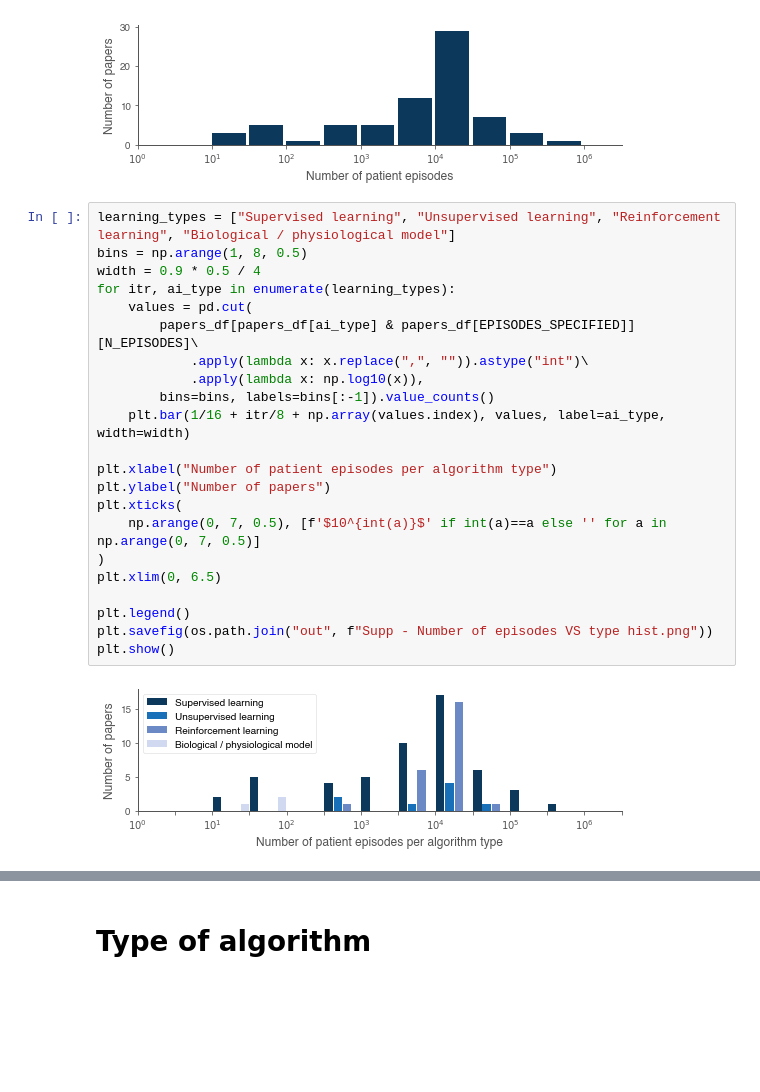
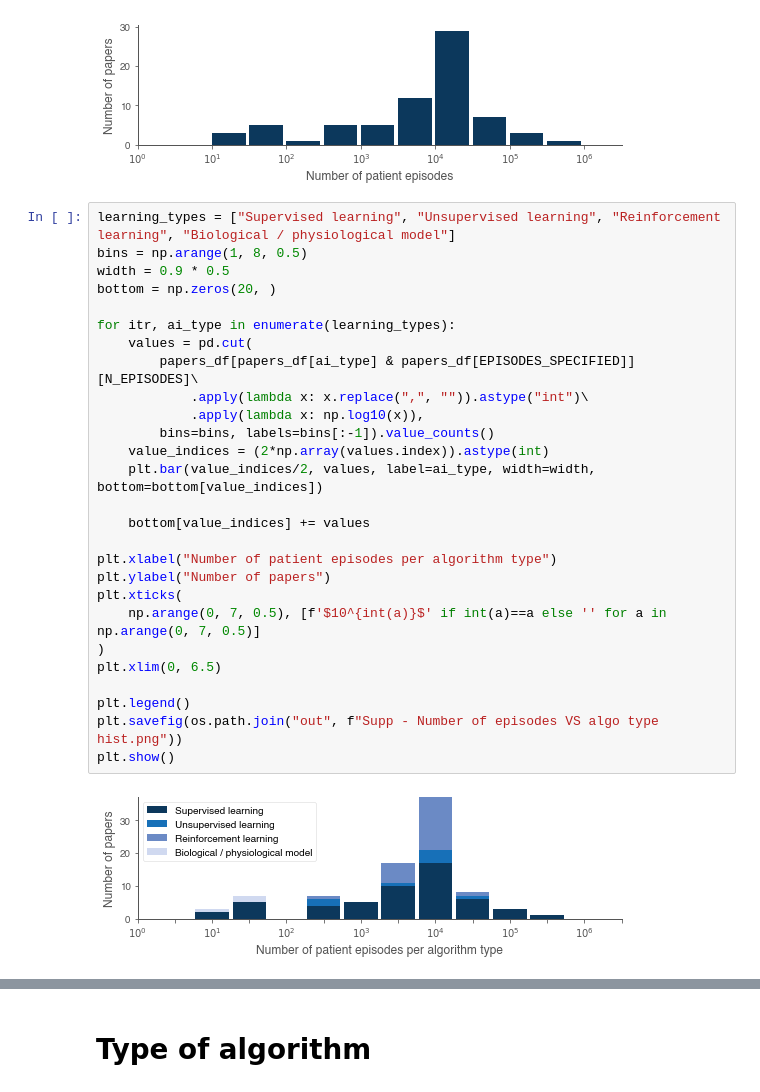
Before and after one commit to Paul-543NA/Sepsis-ml-review, a Jupyter notebook: Supplementary plots.ipynb, the cells around one changed output, grey strips where cells are left out. Saved outputs shown, nothing was run; the diff lists cells and outputs as text; blank space fills up the shorter version.

Commit message:
Stacked cohort size per dataset bar chart

```diff
--- a/Supplementary plots.ipynb
+++ b/Supplementary plots.ipynb
@@ -396,27 +397,32 @@ Proportion of papers that specified a number of episodes: 97.26027397260275
 # %%
 learning_types = ["Supervised learning", "Unsupervised learning", "Reinforcement learning", "Biological / physiological model"]
 bins = np.arange(1, 8, 0.5)
-width = 0.9 * 0.5 / 4
+width = 0.9 * 0.5
+bottom = np.zeros(20, )
+
 for itr, ai_type in enumerate(learning_types):
     values = pd.cut(
         papers_df[papers_df[ai_type] & papers_df[EPISODES_SPECIFIED]][N_EPISODES]\
             .apply(lambda x: x.replace(",", "")).astype("int")\
             .apply(lambda x: np.log10(x)),
         bins=bins, labels=bins[:-1]).value_counts()
-    plt.bar(1/16 + itr/8 + np.array(values.index), values, label=ai_type, width=width)
+    value_indices = (2*np.array(values.index)).astype(int)
+    plt.bar(value_indices/2, values, label=ai_type, width=width, bottom=bottom[value_indices])
+
+    bottom[value_indices] += values
 
 plt.xlabel("Number of patient episodes per algorithm type")
 plt.ylabel("Number of papers")
 plt.xticks(
     np.arange(0, 7, 0.5), [f'$10^{int(a)}$' if int(a)==a else '' for a in np.arange(0, 7, 0.5)]
 )
 plt.xlim(0, 6.5)
 
 plt.legend()
-plt.savefig(os.path.join("out", f"Supp - Number of episodes VS type hist.png"))
+plt.savefig(os.path.join("out", f"Supp - Number of episodes VS algo type hist.png"))
 plt.show()
 # %% [output]
-[figure, old version]
+[figure, new version]
 # %%
 dataset_cols = [
     "MIMIC (any version)",
```
Also changed, not shown: parts of 2 cells of this notebook, 3 other files.
